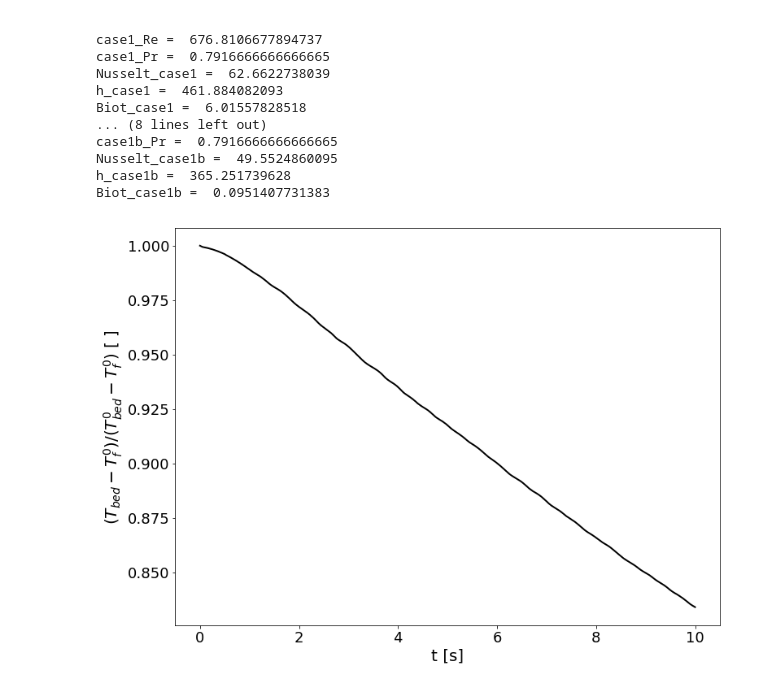
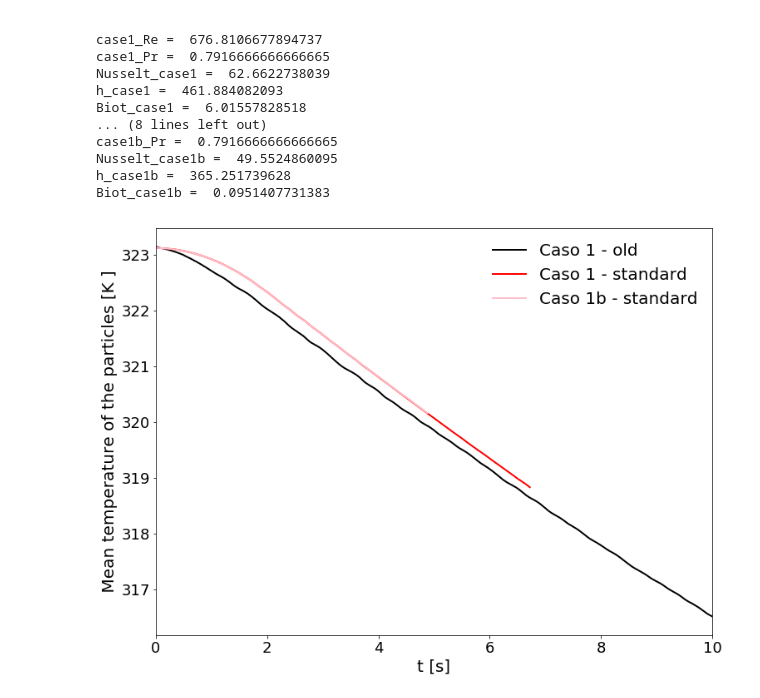
Before and after one commit to lucillalmeida/doutorado-validacoes, a Jupyter notebook: fluidized-bed/bed_temperature.ipynb, the cells around one changed output. Cells and saved outputs as stored; diff of their text form; code cells hidden in the pictures.

Commit message:
netl

```diff
--- a/fluidized-bed/bed_temperature.ipynb
+++ b/fluidized-bed/bed_temperature.ipynb
@@ -54,8 +54,16 @@ def Biot(dp, h, ks):
 # loading the digitized data
 case1_data = open("average_temp_bed2.txt", 'r')
 #time_case1, temp_case1 = np.loadtxt(case1_data, delimiter = '\t', skiprows = 1, unpack = True)
-time_case1, temp_case1 = np.loadtxt(case1_data, delimiter = ';', skiprows = 1, unpack = True)
+time_case1o, temp_case1o = np.loadtxt(case1_data, delimiter = ';', skiprows = 1, unpack = True)
 case1_data.close()
+
+case1 = open("netl-case1-standard-averageTemp.csv", 'r')
+time_case1, temp_case1 = np.loadtxt(case1, delimiter = ',', skiprows = 1, unpack = True)
+case1.close()
+
+case1b = open("netl-case1b-standard-aveTemp.csv", 'r')
+time_case1b, temp_case1b = np.loadtxt(case1b, delimiter = ',', skiprows = 1, unpack = True)
+case1b.close()
 
 temp_adimensional = (temp_case1-283.15)/(323.15-283.15)
 time = time_case1
@@ -147,18 +155,21 @@ Nusselt_case1b =  49.5524860095
 h_case1b =  365.251739628
 Biot_case1b =  0.0951407731383
 # %%
-plt.plot(time,  temp_adimensional, linestyle = "-", color = "black", marker = 'None', linewidth = 2,label = "Caso 1")
+plt.plot(time_case1o,  temp_case1o, linestyle = "-", color = "black", marker = 'None', linewidth = 2,label = "Caso 1 - old")
+plt.plot(time_case1,  temp_case1, linestyle = "-", color = "red", marker = 'None', linewidth = 2,label = "Caso 1 - standard")
+plt.plot(time_case1b,  temp_case1b, linestyle = "-", color = "pink", marker = 'None', linewidth = 2,label = "Caso 1b - standard")
 
 
 #plt.title("Vertical velocity ", fontsize = 16)
 plt.xlabel("t [s]", fontsize = 20)
-plt.ylabel("$ (T_{bed}-T_{f}^0)/(T_{bed}^0-T_{f}^0)$ [ ] ", fontsize = 20)
+#plt.ylabel("$ (T_{bed}-T_{f}^0)/(T_{bed}^0-T_{f}^0)$ [ ] ", fontsize = 20)
+plt.ylabel(" Mean temperature of the particles [K ] ", fontsize = 20)
 plt.xticks(fontsize = 18)
 plt.yticks(fontsize = 18)
-#plt.legend(fontsize = 20, frameon = False, loc = 0)
-#plt.xlim(0, 10)
+plt.legend(fontsize = 20, frameon = False, loc = 0)
+plt.xlim(0, 10)
 #plt.ylim(0.9, 4.0)
 plt.savefig("bed_temperature.png")
 plt.show()
 # %% [output]
-[figure, old version]
+[figure, new version]
```
Also changed, not shown: 13 other files.
